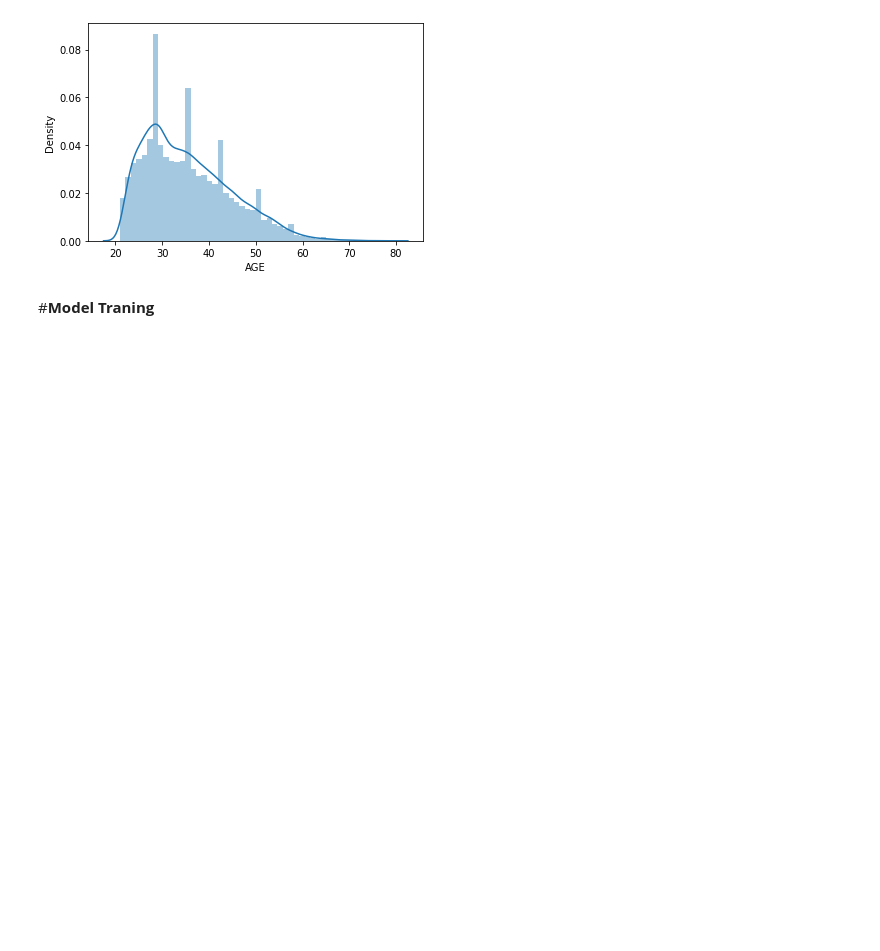
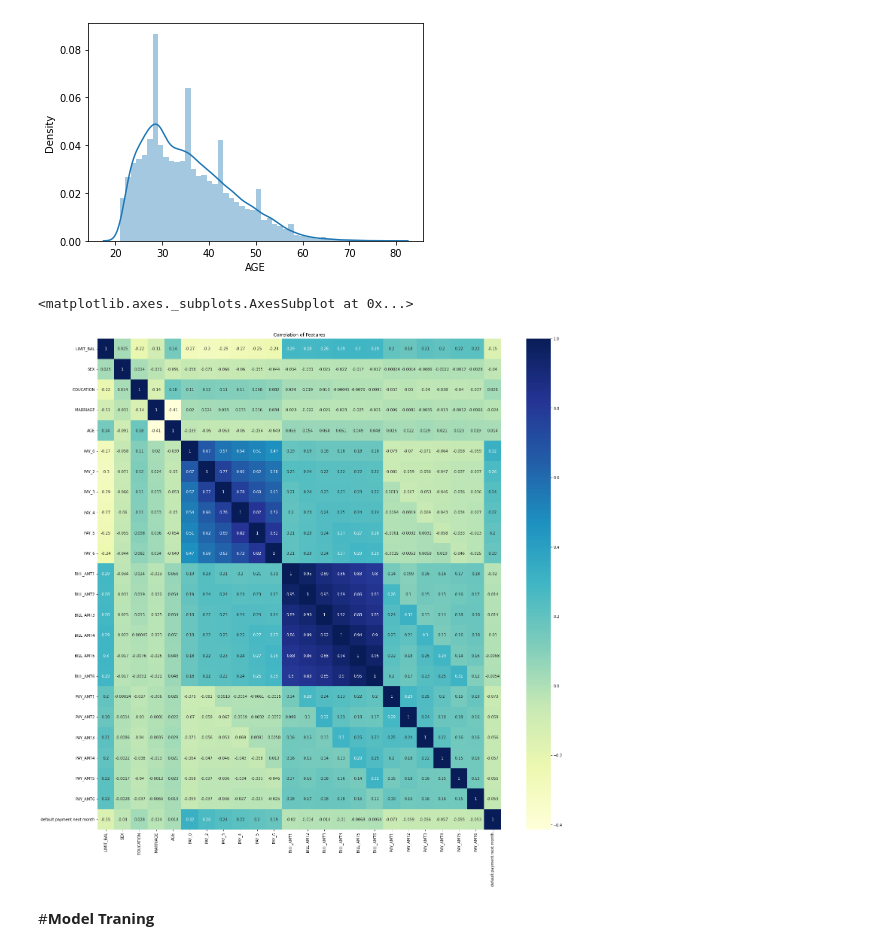
Before and after one commit to Mmbsaksd/Credit-Card-Default-Prediction---Capstone-Project, a Jupyter notebook: Credit_Card_Default_Prediction_Capstone_Project.ipynb, the cells around one changed output. Cells and saved outputs as stored; diff of their text form; code cells hidden in the pictures; blank space fills up the shorter version.

```diff
--- a/Credit_Card_Default_Prediction_Capstone_Project.ipynb
+++ b/Credit_Card_Default_Prediction_Capstone_Project.ipynb
@@ -310,6 +310,14 @@ sns.distplot(df_news.AGE)
 # %% [output]
 <matplotlib.axes._subplots.AxesSubplot at 0x...>
 [figure]
+# %%
+#Finding the correlation among features
+plt.subplots(figsize=(24,24))
+plt.title("Correlation of Features")
+sns.heatmap(df_news.corr(),cmap='YlGnBu', annot=True)
+# %% [output]
+<matplotlib.axes._subplots.AxesSubplot at 0x...>
+[figure, added]
 # %% [markdown]
 #**Model Traning**
 # %% [markdown]
```
Also changed, not shown: parts of 1 cell of this notebook.
